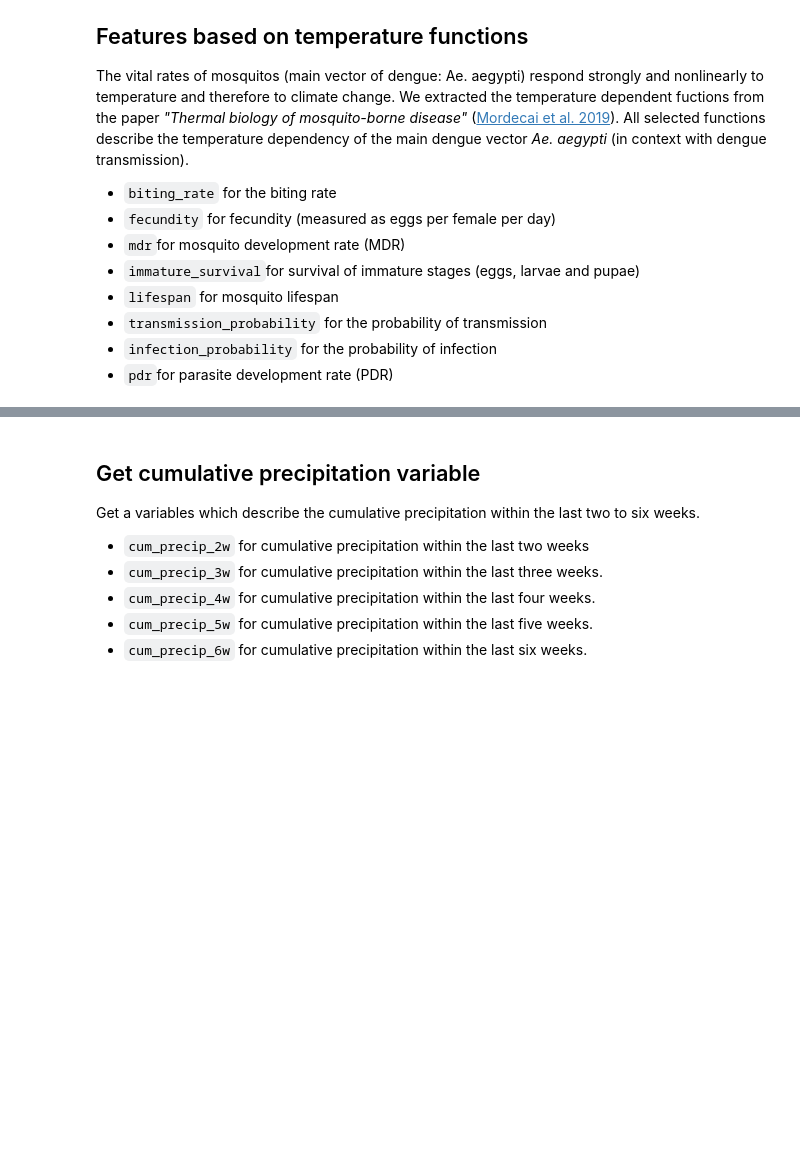
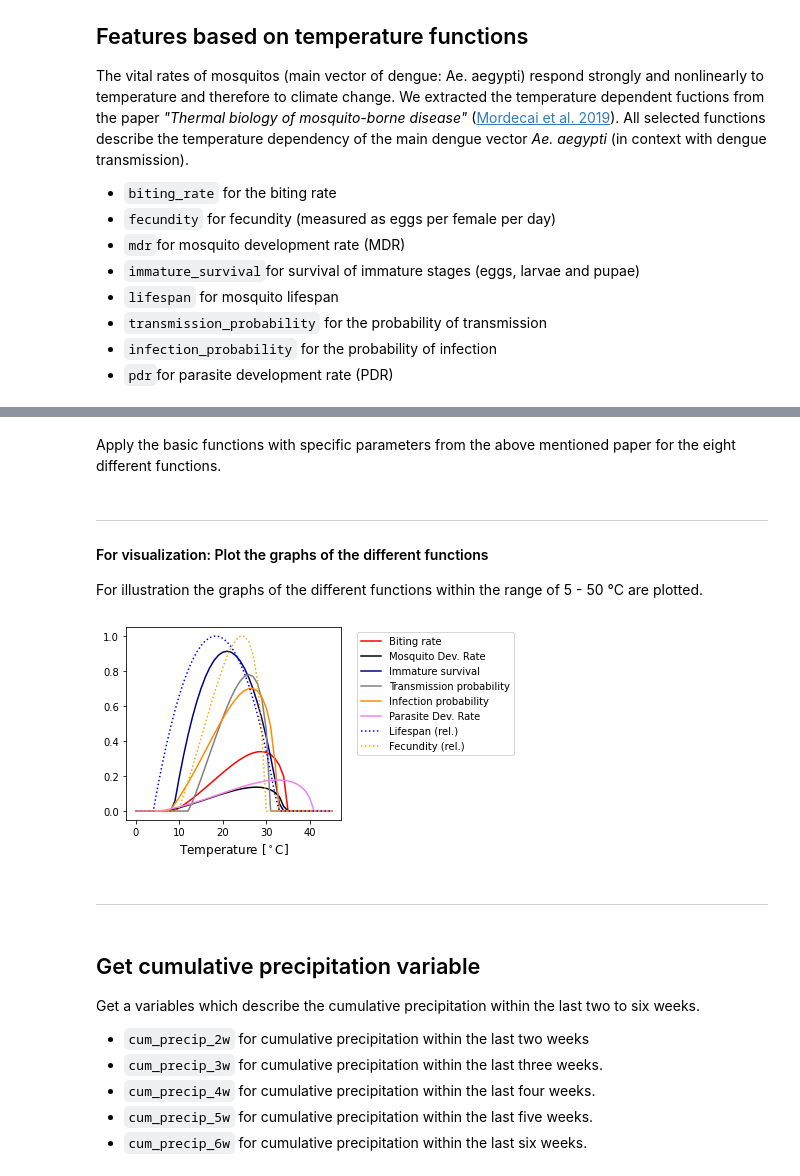
Before and after one commit to Octodon-D/DenguePred, a Jupyter notebook: 02_feature_engineering.ipynb, the cells around one changed output, grey strips where cells are left out. Cells and saved outputs as stored; diff of their text form; code cells hidden in the pictures; blank space fills up the shorter version.

Commit message:
added visualization of temperature functions

```diff
--- a/02_feature_engineering.ipynb
+++ b/02_feature_engineering.ipynb
@@ -40,6 +45,8 @@ def briere_function(q, T, Tmin, Tmax):
 # quadratic function: -q*[T-Tmin]*[T-Tmax]^(1/2)
 def quadratic_function(q, T, Tmin, Tmax):
     return (-q*(T-Tmin)*(T-Tmax))
+# %% [markdown]
+Apply the basic functions with specific parameters from the above mentioned paper for the eight different functions.
 # %%
 # biting rate
 def biting_rate(T):
@@ -72,3 +79,7 @@ def infection_probability(T):
 # Mosquito Dev. Rate (MDR)
 def pdr(T):
     return briere_function(q=(6.13*(10**(-5))), T=T, Tmin=10.3, Tmax=45.6)
+# %% [markdown]
+---
+#### For visualization: Plot the graphs of the different functions
+For illustration the graphs of the different functions within the range of 5 - 50 °C are plotted.
@@ -75,3 +113,28 @@ def pdr(T):
+# %%
+# plot all max<1 together
+fig, ax = plt.subplots(figsize=(6, 3.5), tight_layout=True)
+
+ax.plot(biting_rate_plot, color='red');
+ax.plot(mdr_plot, color='black');
+ax.plot(immature_survival_plot, color='navy');
+ax.plot(transmission_aegypti_plot, color='gray');
+ax.plot(infection_aegypti_plot, color='darkorange');
+ax.plot(pdr_plot, color='violet');
+ax.plot(lifespan_plot, color='blue', linestyle=':');
+ax.plot(fecundity_plot, color='orange', linestyle=':');
+
+ax.set_ylabel('')
+ax.set_xlabel(r'Temperature [$^\circ$C]', fontsize=12)
+ax.tick_params(labelsize=10)
+ax.legend(labels=['Biting rate', 'Mosquito Dev. Rate', 'Immature survival', 'Transmission probability',
+                  'Infection probability', 'Parasite Dev. Rate', 'Lifespan (rel.)', 'Fecundity (rel.)'], fontsize=10,
+             bbox_to_anchor=(1.05, 1), loc='upper left')
+
+fig.savefig('plots/T_functions.png', facecolor='white', dpi=300)
+# %% [output]
+[figure, added]
+# %% [markdown]
+---
 # %%
 def get_temperature_features(data_set, t_feat='reanalysis_air_temp_c'):
     """
```
Also changed, not shown: parts of 4 cells of this notebook.
